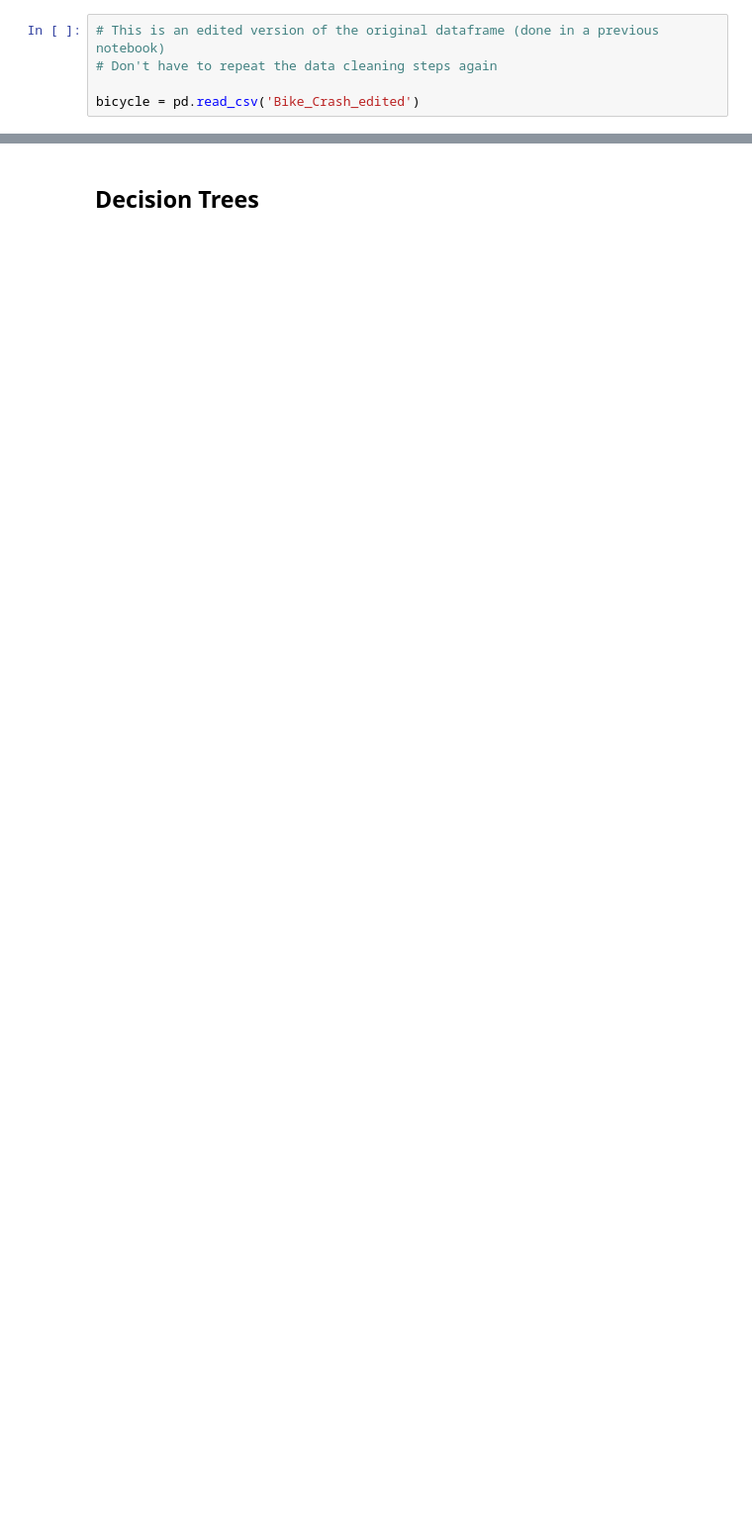
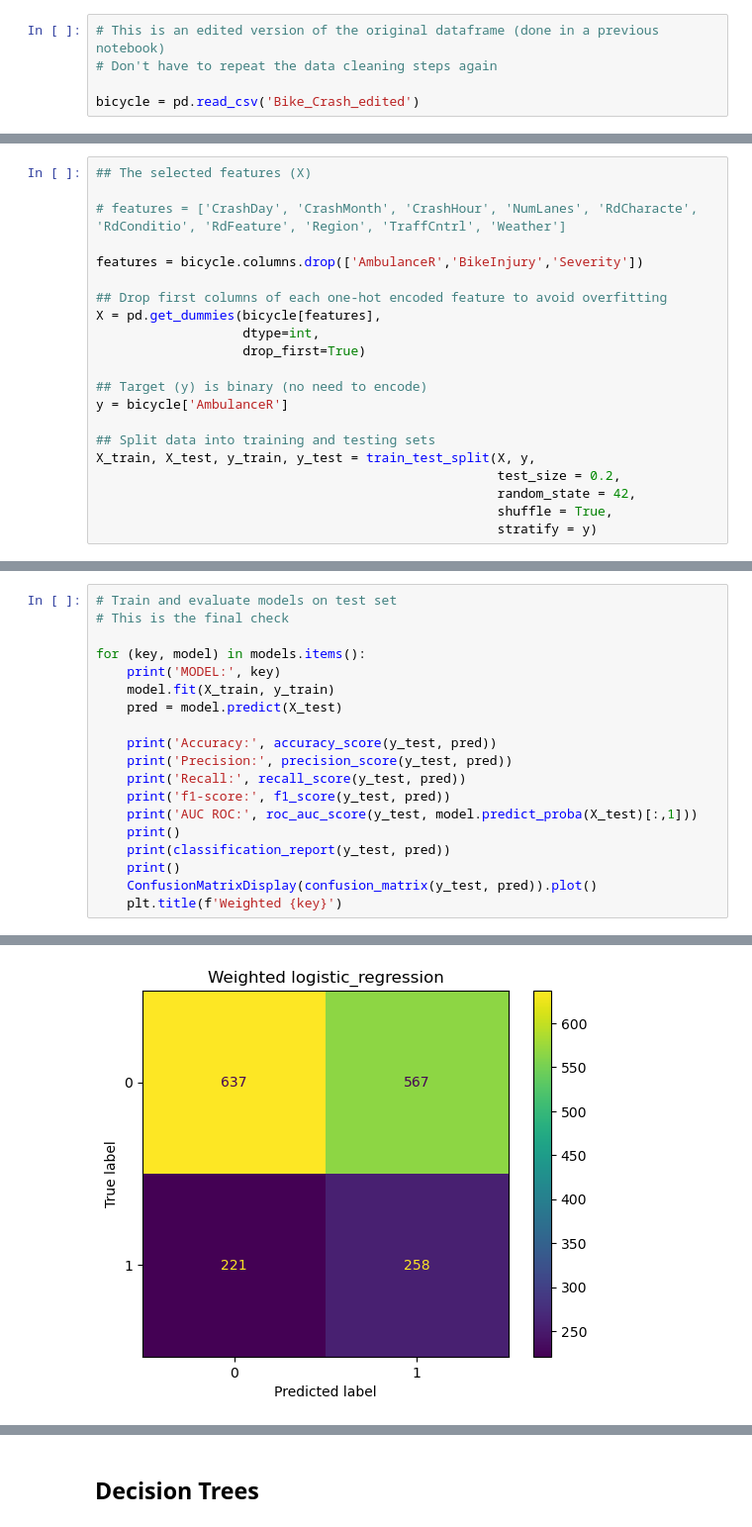
Before and after one commit to wbraverman/Bicycle-Safety, a Jupyter notebook: Bicycle-models.ipynb, the cells around one changed output, grey strips where cells are left out. Shown at 99% size. Drawn from its saved outputs; the diff is of its cells as text; blank space fills up the shorter version.

```diff
--- a/Bicycle-models.ipynb
+++ b/Bicycle-models.ipynb
@@ -161,0 +69,21 @@ array([[   0,  701],
+# %%
+## The selected features (X)
+
+# features = ['CrashDay', 'CrashMonth', 'CrashHour', 'NumLanes', 'RdCharacte', 'RdConditio', 'RdFeature', 'Region', 'TraffCntrl', 'Weather']
+
+features = bicycle.columns.drop(['AmbulanceR','BikeInjury','Severity'])
+
+## Drop first columns of each one-hot encoded feature to avoid overfitting
+X = pd.get_dummies(bicycle[features],
+                   dtype=int,
+                   drop_first=True)
+
+## Target (y) is binary (no need to encode)
+y = bicycle['AmbulanceR']
+
+## Split data into training and testing sets
+X_train, X_test, y_train, y_test = train_test_split(X, y,
+                                                    test_size = 0.2,
+                                                    random_state = 42,
+                                                    shuffle = True,
+                                                    stratify = y)
@@ -161,0 +207,20 @@ array([[   0,  701],
+# %%
+# Train and evaluate models on test set
+# This is the final check
+
+for (key, model) in models.items():
+    print('MODEL:', key)
+    model.fit(X_train, y_train)
+    pred = model.predict(X_test)
+
+    print('Accuracy:', accuracy_score(y_test, pred))
+    print('Precision:', precision_score(y_test, pred))
+    print('Recall:', recall_score(y_test, pred))
+    print('f1-score:', f1_score(y_test, pred))
+    print('AUC ROC:', roc_auc_score(y_test, model.predict_proba(X_test)[:,1]))
+    print()
+    print(classification_report(y_test, pred))
+    print()
+    ConfusionMatrixDisplay(confusion_matrix(y_test, pred)).plot()
+    plt.title(f'Weighted {key}')
+# %% [output]
@@ -161,0 +244 @@ array([[   0,  701],
+[figure, added]
```
Also changed, not shown: parts of 88 cells of this notebook, 2 other files.
